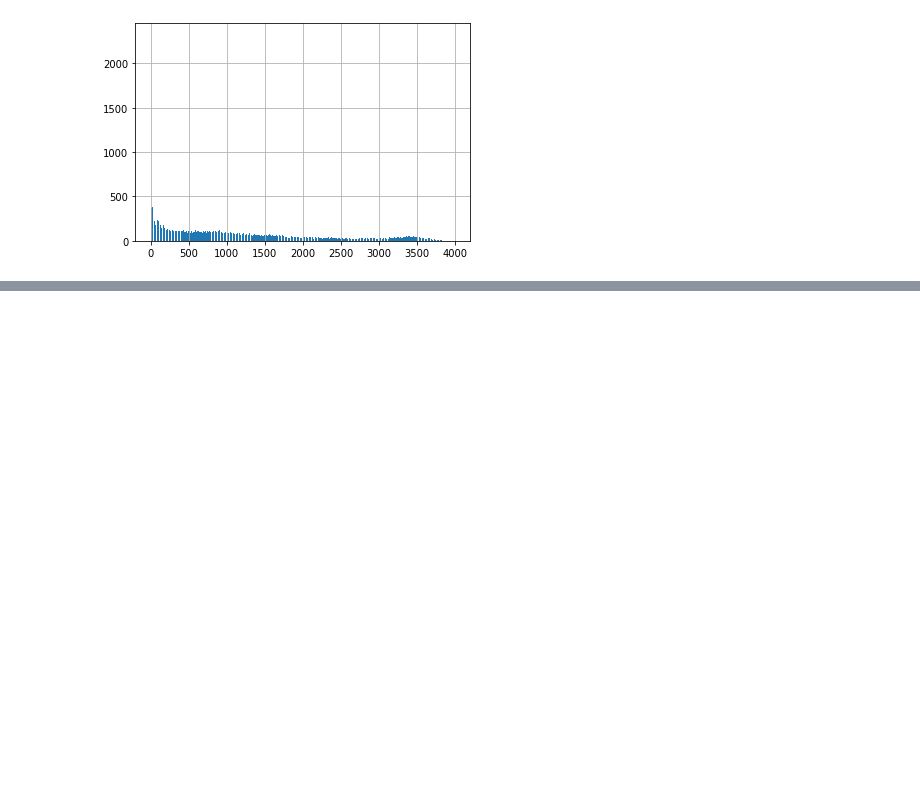
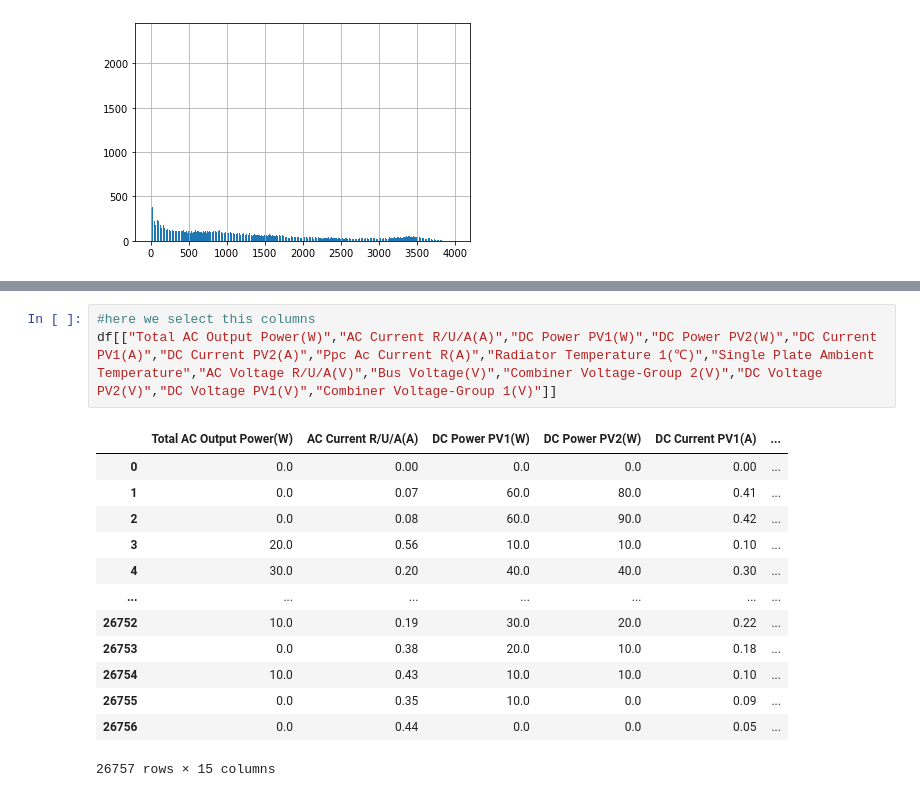
Before and after one commit to oakthyago/Electrical-Demand-Brazil, a Jupyter notebook: photovoltaic-analysis-from-full-of-shadows-system.ipynb, the cells around one changed output, grey strips where cells are left out. Cells and saved outputs as stored; diff of their text form; blank space fills up the shorter version.

```diff
--- a/photovoltaic-analysis-from-full-of-shadows-system.ipynb
+++ b/photovoltaic-analysis-from-full-of-shadows-system.ipynb
@@ -115,0 +116,17 @@ Combiner Voltage-Group 1(V)            0.264764
+# %%
+#here we select this columns
+df[["Total AC Output Power(W)","AC Current R/U/A(A)","DC Power PV1(W)","DC Power PV2(W)","DC Current PV1(A)","DC Current PV2(A)","Ppc Ac Current R(A)","Radiator Temperature 1(℃)","Single Plate Ambient Temperature","AC Voltage R/U/A(V)","Bus Voltage(V)","Combiner Voltage-Group 2(V)","DC Voltage PV2(V)","DC Voltage PV1(V)","Combiner Voltage-Group 1(V)"]]
+# %% [output]
+|  | Total AC Output Power(W) | AC Current R/U/A(A) | DC Power PV1(W) | DC Power PV2(W) | DC Current PV1(A) | ... |
+| 0 | 0.0 | 0.00 | 0.0 | 0.0 | 0.00 | ... |
+| 1 | 0.0 | 0.07 | 60.0 | 80.0 | 0.41 | ... |
+| 2 | 0.0 | 0.08 | 60.0 | 90.0 | 0.42 | ... |
+| 3 | 20.0 | 0.56 | 10.0 | 10.0 | 0.10 | ... |
+| 4 | 30.0 | 0.20 | 40.0 | 40.0 | 0.30 | ... |
+| ... | ... | ... | ... | ... | ... | ... |
+| 26752 | 10.0 | 0.19 | 30.0 | 20.0 | 0.22 | ... |
+| 26753 | 0.0 | 0.38 | 20.0 | 10.0 | 0.18 | ... |
+| 26754 | 10.0 | 0.43 | 10.0 | 10.0 | 0.10 | ... |
+| 26755 | 0.0 | 0.35 | 10.0 | 0.0 | 0.09 | ... |
+| 26756 | 0.0 | 0.44 | 0.0 | 0.0 | 0.05 | ... |
+26757 rows × 15 columns
```
Also changed, not shown: parts of 8 cells of this notebook.
